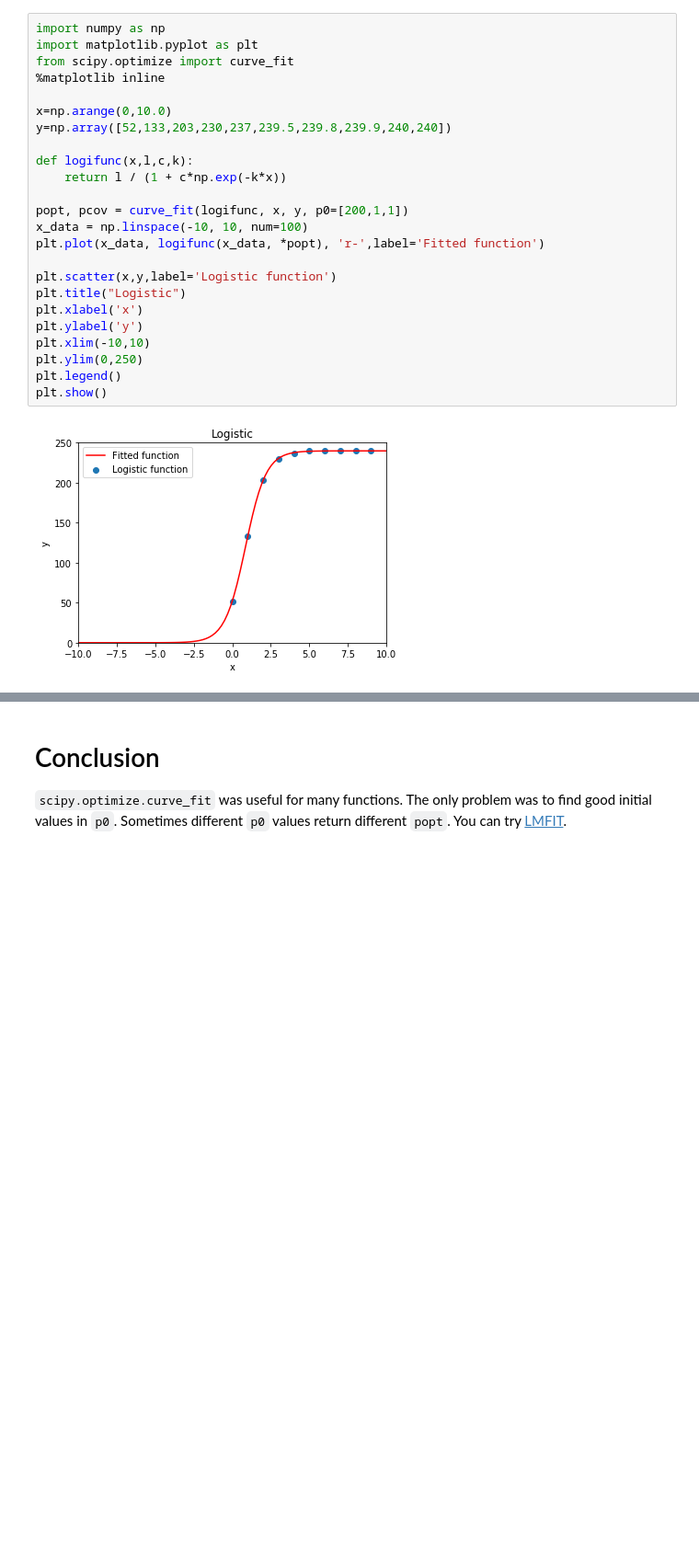
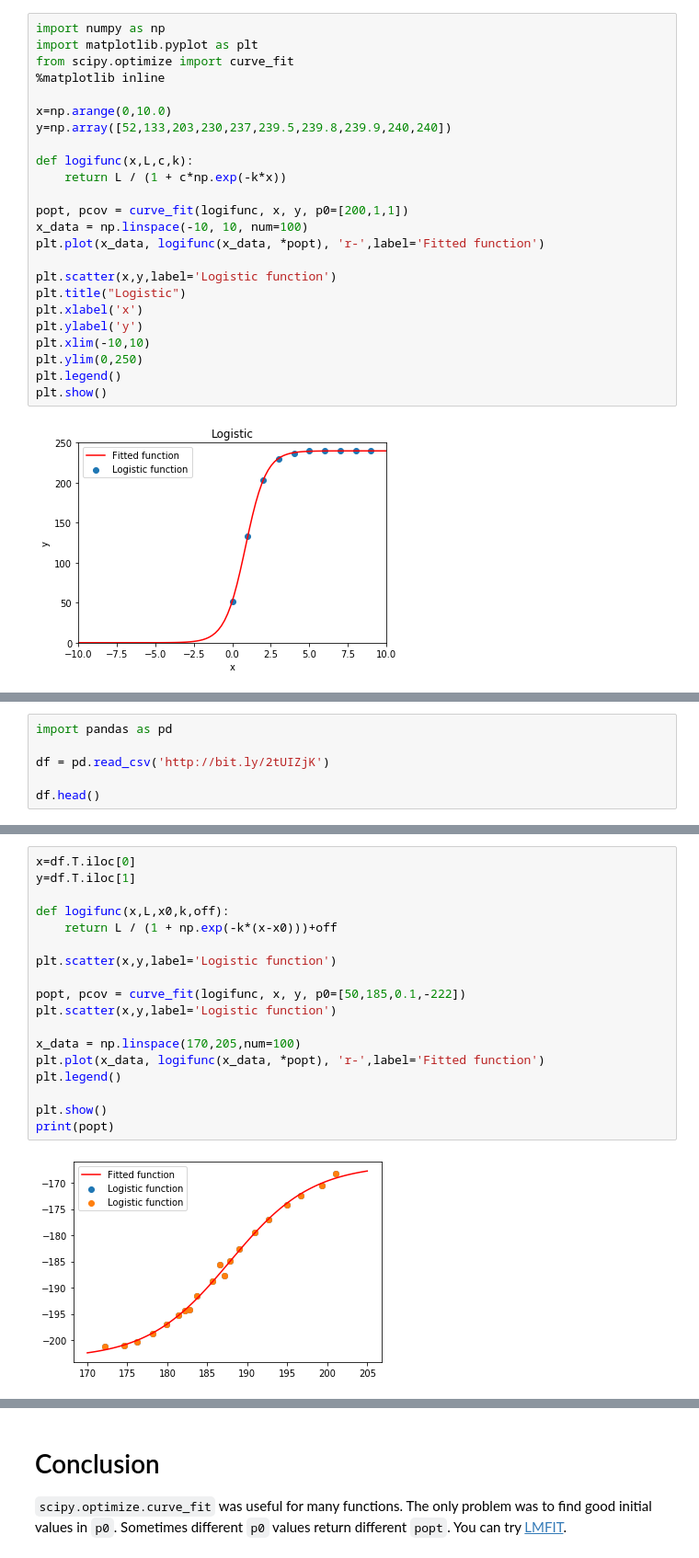
Before and after one commit to shinokada/python-for-ib-diploma-mathematics, a Jupyter notebook: Modelling_functions.ipynb, the cells around one changed output, grey strips where cells are left out. Shown at 92% size. Drawn from its saved outputs; the diff is of its cells as text; blank space fills up the shorter version.

```diff
--- a/Modelling_functions.ipynb
+++ b/Modelling_functions.ipynb
@@ -987,8 +990,8 @@ from scipy.optimize import curve_fit
 x=np.arange(0,10.0)
 y=np.array([52,133,203,230,237,239.5,239.8,239.9,240,240])
 
-def logifunc(x,l,c,k):
-    return l / (1 + c*np.exp(-k*x))
+def logifunc(x,L,c,k):
+    return L / (1 + c*np.exp(-k*x))
 
 popt, pcov = curve_fit(logifunc, x, y, p0=[200,1,1])
 x_data = np.linspace(-10, 10, num=100)
@@ -1006,0 +1014,6 @@ plt.show()
+# %%
+import pandas as pd
+
+df = pd.read_csv('http://bit.ly/2tUIZjK')
+
+df.head()
@@ -1006,0 +1029,20 @@ plt.show()
+# %%
+x=df.T.iloc[0]
+y=df.T.iloc[1]
+
+def logifunc(x,L,x0,k,off):
+    return L / (1 + np.exp(-k*(x-x0)))+off
+
+plt.scatter(x,y,label='Logistic function')
+
+popt, pcov = curve_fit(logifunc, x, y, p0=[50,185,0.1,-222])
+plt.scatter(x,y,label='Logistic function')
+
+x_data = np.linspace(170,205,num=100)
+plt.plot(x_data, logifunc(x_data, *popt), 'r-',label='Fitted function')
+plt.legend()
+
+plt.show()
+print(popt)
+# %% [output]
+[figure, added]
```
Also changed, not shown: parts of 6 cells of this notebook.
